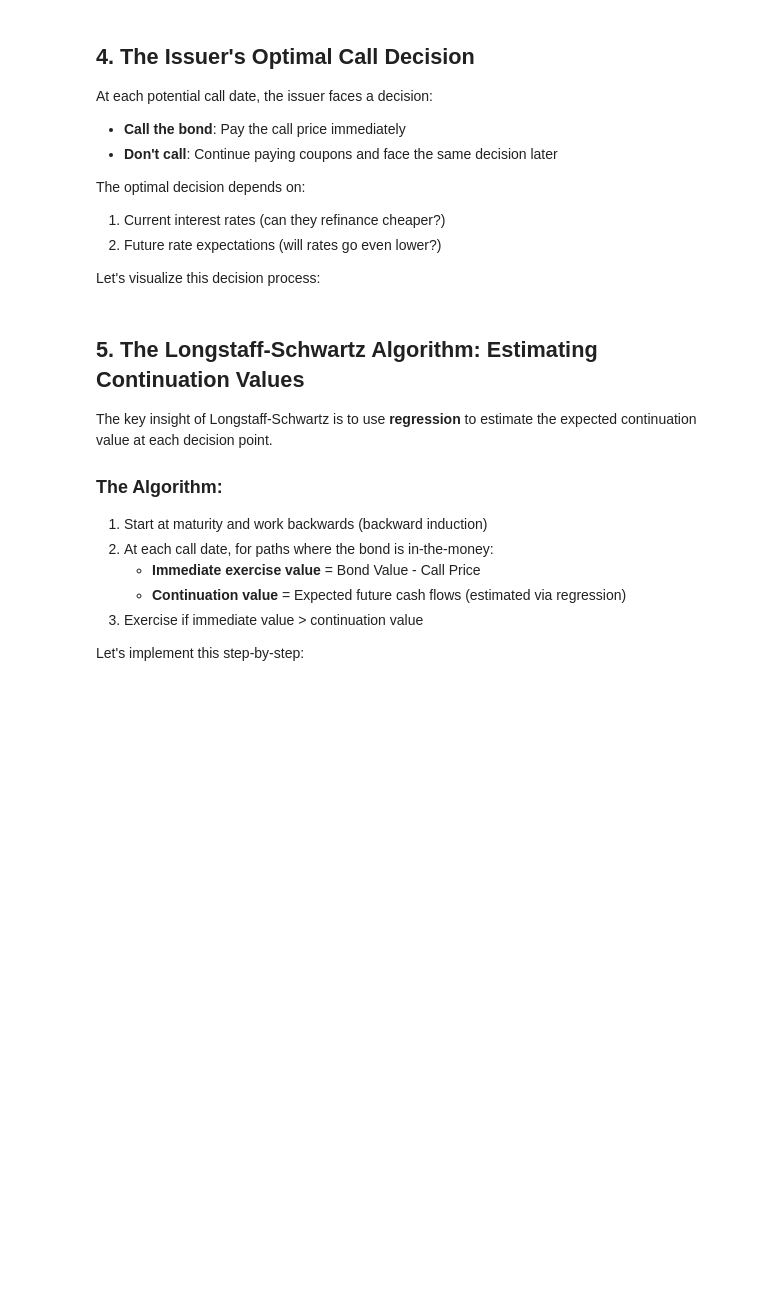
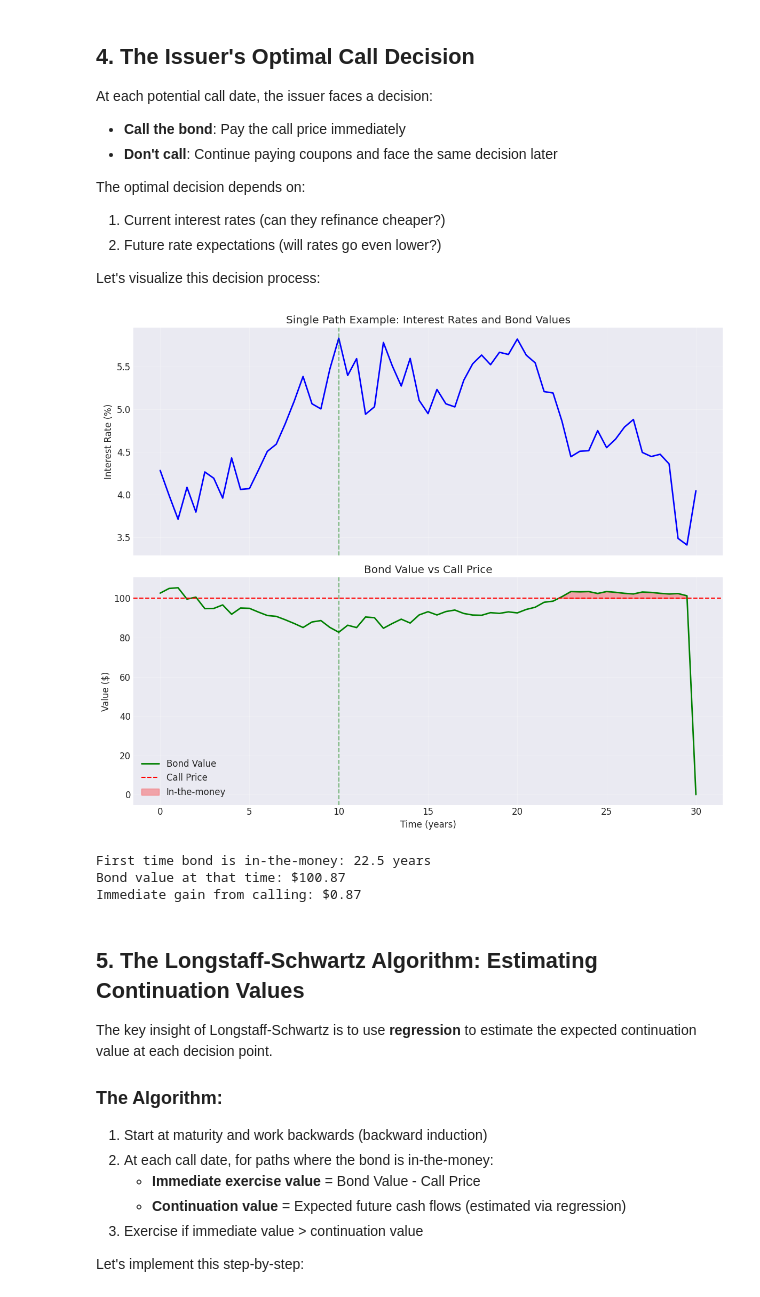
Before and after one commit to jlancaster7/complex-asset-pricing, a Jupyter notebook: ls-pricing/examples/quant_presentation_ls_methodology.ipynb, the cells around one changed output. Cells and saved outputs as stored; diff of their text form; code cells hidden in the pictures; blank space fills up the shorter version.

```diff
--- a/ls-pricing/examples/quant_presentation_ls_methodology.ipynb
+++ b/ls-pricing/examples/quant_presentation_ls_methodology.ipynb
@@ -270,7 +303,7 @@ The optimal decision depends on:
 Let's visualize this decision process:
 # %%
 # Calculate bond values along a single path
-path_idx = 42  # Choose a specific path
+path_idx = 60  # Choose a specific path
 single_path_rates = rates[path_idx, :]
 
 # Calculate bond value at each time step
@@ -296,33 +329,38 @@ ax1.grid(True, alpha=0.3)
 
 # Bottom: Bond value and call decision
 ax2.plot(times, bond_values, 'g-', linewidth=2, label='Bond Value')
 ax2.axhline(y=callable_bond.call_price, color='red', linestyle='--', label='Call Price')
 ax2.fill_between(times, bond_values, callable_bond.call_price,
                  where=(bond_values > callable_bond.call_price) & (times >= callable_bond.first_call_date),
                  alpha=0.3, color='red', label='In-the-money')
 ax2.axvline(x=callable_bond.first_call_date, color='green', linestyle='--', alpha=0.5)
 ax2.set_xlabel('Time (years)')
 ax2.set_ylabel('Value ($)')
 ax2.set_title('Bond Value vs Call Price')
 ax2.legend()
 ax2.grid(True, alpha=0.3)
 
 plt.tight_layout()
 plt.show()
 
 # Find first time bond is callable and in-the-money
 callable_times = times[times >= callable_bond.first_call_date]
 callable_values = bond_values[times >= callable_bond.first_call_date]
 first_itm_idx = np.where(callable_values > callable_bond.call_price)[0]
 
 if len(first_itm_idx) > 0:
     first_itm_time = callable_times[first_itm_idx[0]]
     first_itm_value = callable_values[first_itm_idx[0]]
     print(f"\nFirst time bond is in-the-money: {first_itm_time:.1f} years")
     print(f"Bond value at that time: ${first_itm_value:.2f}")
     print(f"Immediate gain from calling: ${first_itm_value - callable_bond.call_price:.2f}")
 else:
     print("\nBond never goes in-the-money on this path")
+# %% [output]
+[figure, added]
+First time bond is in-the-money: 22.5 years
+Bond value at that time: $100.87
+Immediate gain from calling: $0.87
 # %% [markdown]
 ## 5. The Longstaff-Schwartz Algorithm: Estimating Continuation Values
 
```
Also changed, not shown: parts of 8 cells of this notebook, 11 other files.
